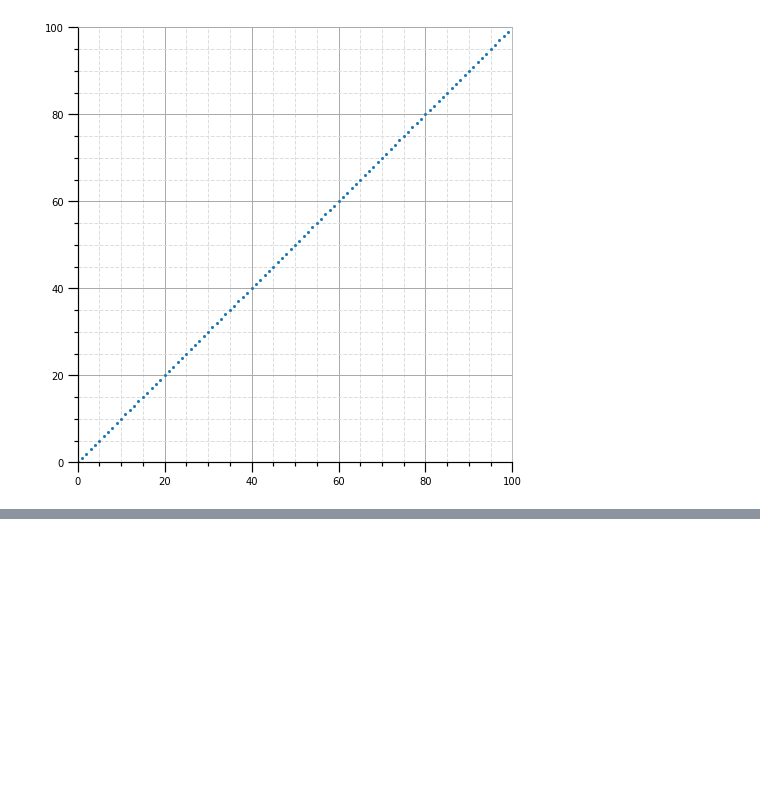
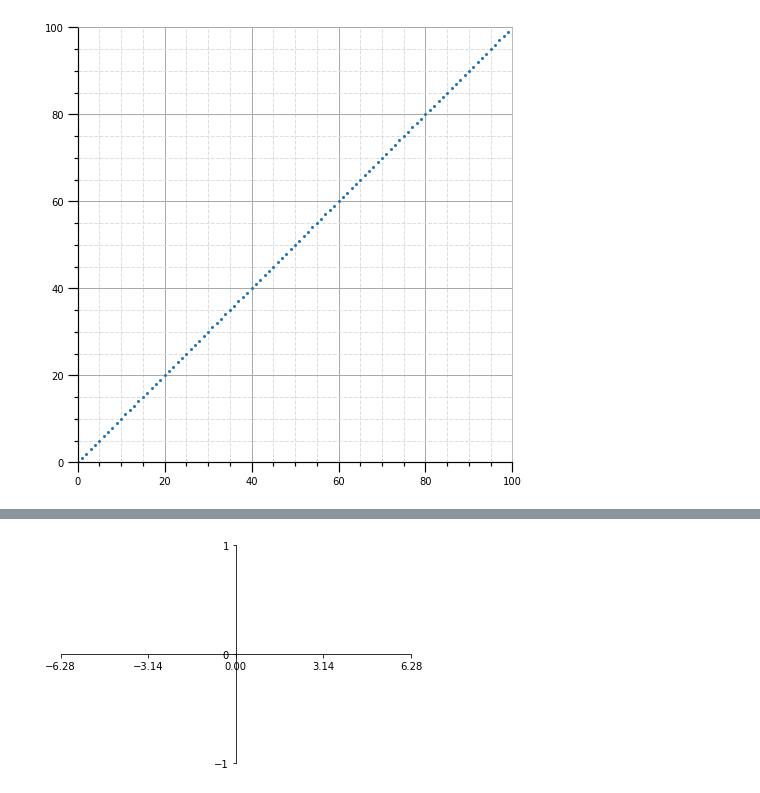
Before and after one commit to alexander-neville/docs, a Jupyter notebook: misc/matplotlib/basic_usage.ipynb, the cells around one changed output, grey strips where cells are left out. Saved outputs shown, nothing was run; the diff lists cells and outputs as text; code cells hidden in the pictures; blank space fills up the shorter version.

```diff
--- a/misc/matplotlib/basic_usage.ipynb
+++ b/misc/matplotlib/basic_usage.ipynb
@@ -132,0 +228,52 @@ ax.plot(x, x, marker="o", linestyle="None", markersize=2)
+# %%
+# Select length of axes and the space between tick labels
+xmin, xmax, ymin, ymax = -1 * math.pi * 2, math.pi * 2, -1, 1
+ticks_frequency = 1
+
+# Plot points
+f = plt.figure()
+f.set_figwidth(math.pi *2)
+f.set_figheight(4)
+ax = f.add_subplot(1,1,1)
+# ax.axis("square")
+
+# Set identical scales for both axes
+ax.set(xlim=(xmin, xmax), ylim=(ymin, ymax))
+
+# Set bottom and left spines as x and y axes of coordinate system
+ax.spines['bottom'].set_position('zero')
+ax.spines['left'].set_position('zero')
+
+# Remove top and right spines
+ax.spines['top'].set_visible(False)
+ax.spines['right'].set_visible(False)
+
+def minor_tick(x, pos):
+    if not x % 1.0:
+        return ""
+    return f"{x:.2f}"
+
+def major_tick(x, pos):
+    return f"{int(x)}pi"
+
+# setup tick locations
+ax.xaxis.set_major_locator(MultipleLocator(math.pi))
+ax.xaxis.set_minor_locator(AutoMinorLocator(1))
+ax.yaxis.set_major_locator(MultipleLocator(1))
+ax.yaxis.set_minor_locator(AutoMinorLocator(1))
+
+# ax.grid(which='both', color='grey', linewidth=1, linestyle='-', alpha=0.2)
+
+# Create 'x' and 'y' labels placed at the end of the axes
+# ax.set_xlabel('x', size=14, labelpad=-24, x=1.03)
+# ax.set_ylabel('y', size=14, labelpad=-21, y=1.02, rotation=0)
+
+
+# Draw major and minor grid lines
+# ax.patch.set_edgecolor('black')
+# ax.patch.set_alpha(0.2)
+
+# ax.patch.set_linewidth('1')
+plt.show()
+# %% [output]
+[figure, added]
```
Also changed, not shown: parts of 5 cells of this notebook, 2 other files.
